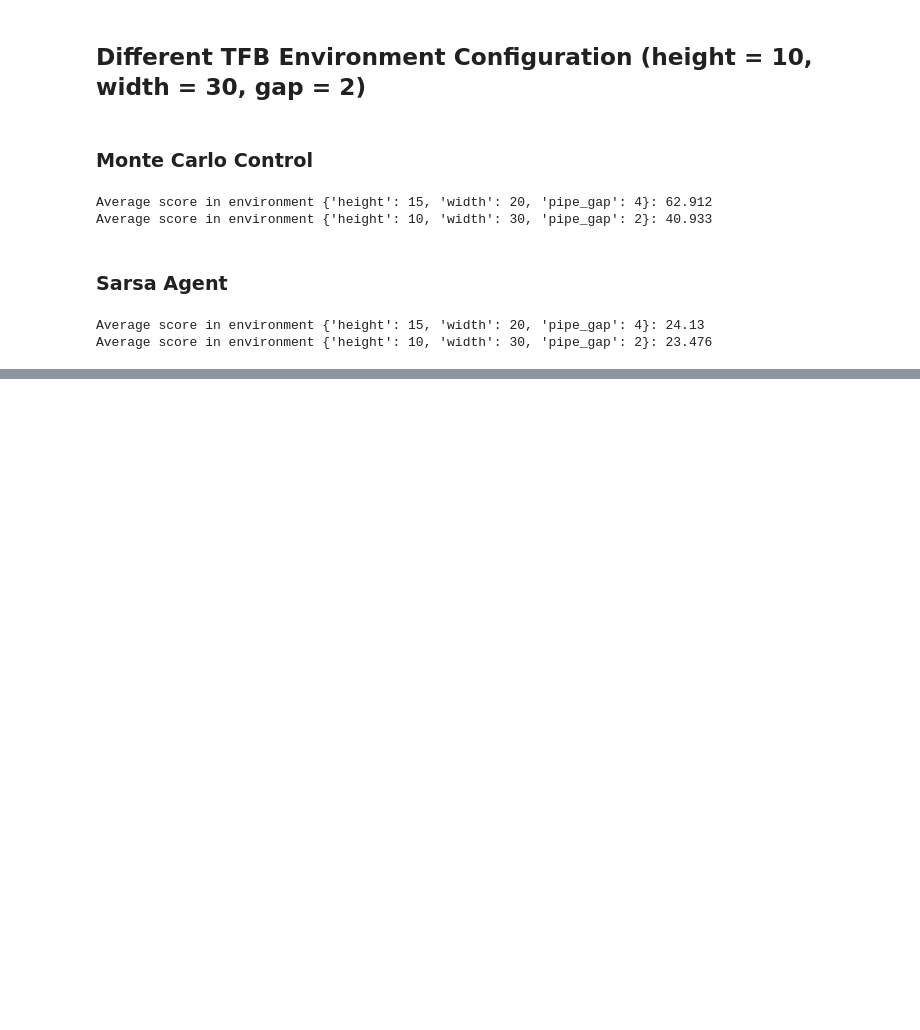
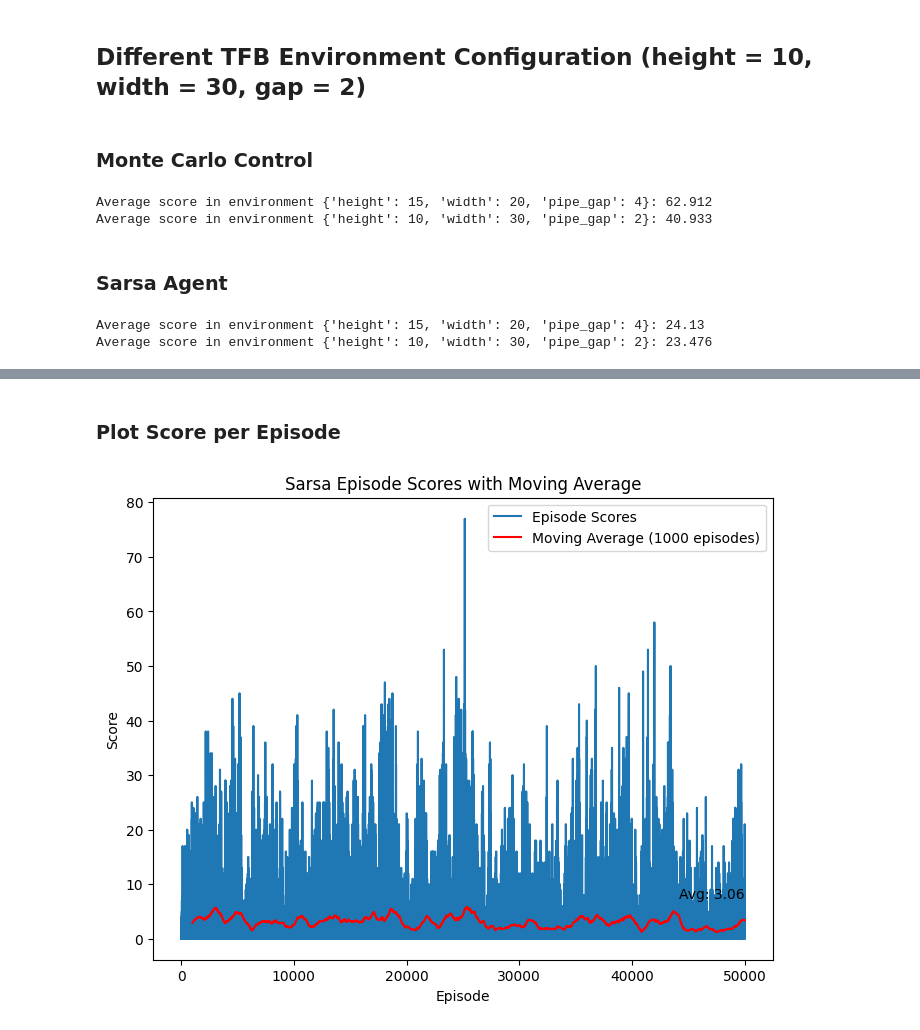
Before and after one commit to seblee99/RL_Algorithms_for_Game_Optimization, a Jupyter notebook: RL_Individual_Code.ipynb, the cells around one changed output, grey strips where cells are left out. Cells and saved outputs as stored; diff of their text form; code cells hidden in the pictures; blank space fills up the shorter version.

```diff
--- a/RL_Individual_Code.ipynb
+++ b/RL_Individual_Code.ipynb
@@ -839,0 +1156,19 @@ Average score in environment {'height': 10, 'width': 30, 'pipe_gap': 2}: 23.476
+# %% [markdown]
+### Plot Score per Episode
+# %%
+# Plot episode scores and moving average
+window_size = 1000
+sarsalambda_moving_avg = np.convolve(sarsalambda_episode_scores, np.ones(window_size)/window_size, mode='valid')
+sarsalambda_average_score = np.mean(sarsalambda_episode_scores)
+
+plt.figure(figsize=(8, 6))
+plt.plot(sarsalambda_episode_scores, label='Episode Scores')
+plt.plot(np.arange(window_size-1, len(sarsalambda_moving_avg) + window_size-1), sarsalambda_moving_avg, color='r', linestyle='-', label=f'Moving Average ({window_size} episodes)')
+plt.text(len(sarsalambda_episode_scores) - 1, sarsalambda_average_score + 5, f'Avg: {sarsalambda_average_score:.2f}', color='k', va='center', ha='right')
+plt.title('Sarsa Episode Scores with Moving Average')
+plt.xlabel('Episode')
+plt.ylabel('Score')
+plt.legend()
+plt.show()
+# %% [output]
+[figure, added]
```
Also changed, not shown: parts of 11 cells of this notebook.
